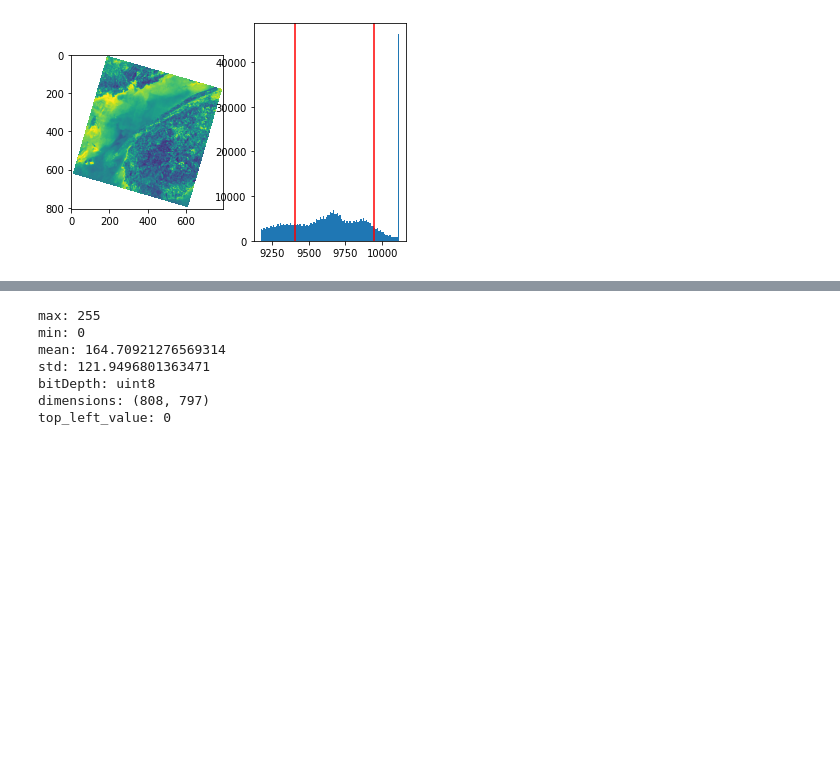
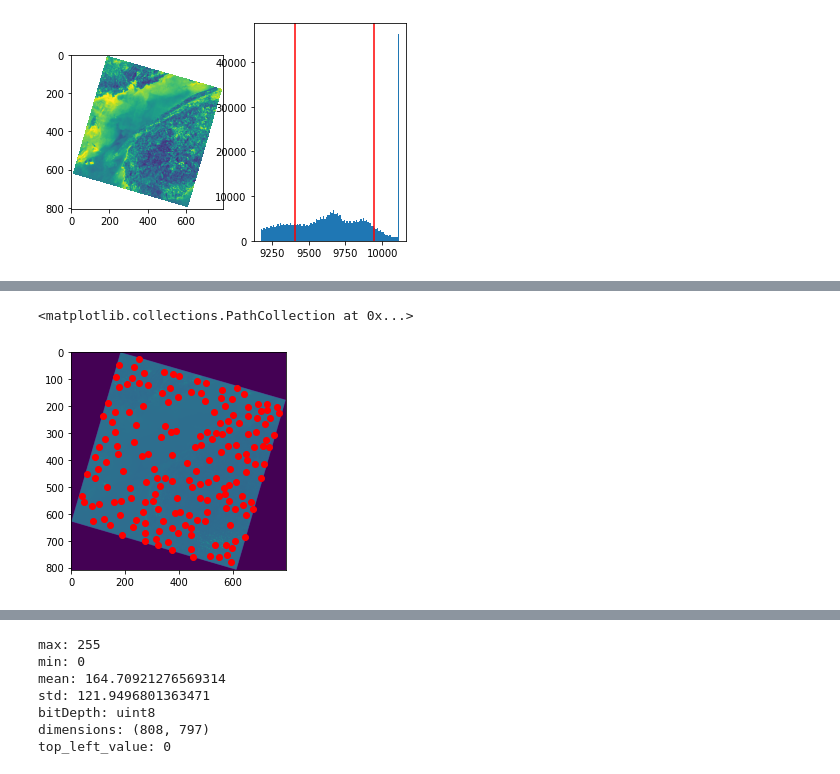
Before and after one commit to NSCC-COGS/GDAA2030, a Jupyter notebook: tutorial4/kevinkmcguigan/GDAA2030_T4_kevinmc.ipynb, the cells around one changed output, grey strips where cells are left out. Saved outputs shown, nothing was run; the diff lists cells and outputs as text; code cells hidden in the pictures; blank space fills up the shorter version.

```diff
--- a/tutorial4/kevinkmcguigan/GDAA2030_T4_kevinmc.ipynb
+++ b/tutorial4/kevinkmcguigan/GDAA2030_T4_kevinmc.ipynb
@@ -297,0 +403,7 @@ plt.scatter(localMaxPts[:, 1], localMaxPts[:, 0])
+# %%
+localMaxPts = peak_local_max(image, min_distance=20) # our origninal image in 16bit integer
+plt.imshow(image)
+plt.scatter(localMaxPts[:, 1], localMaxPts[:, 0],c='red')
+# %% [output]
+<matplotlib.collections.PathCollection at 0x...>
+[figure, added]
```
Also changed, not shown: parts of 85 cells of this notebook, 1 other file.
